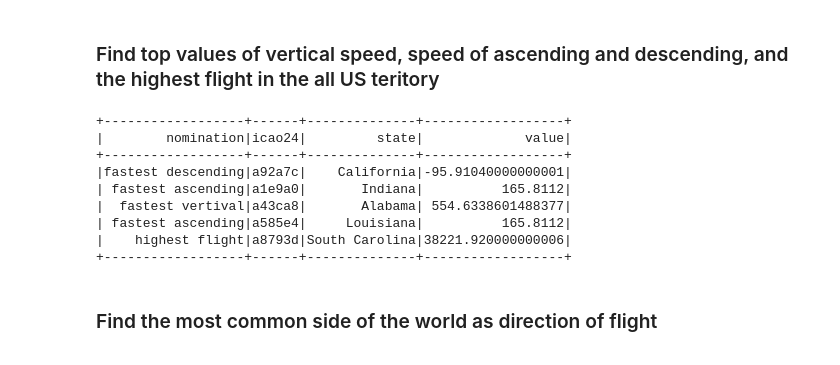
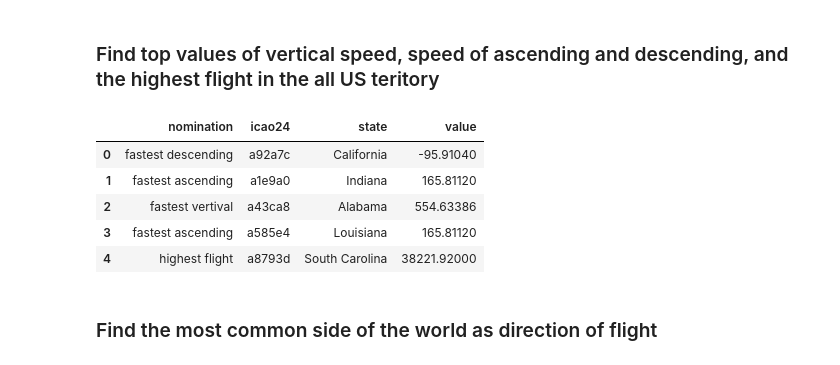
Before and after one commit to DLukash/spark-docker, a Jupyter notebook: notebooks/sedona.ipynb, the cells around one changed output. Cells and saved outputs as stored; diff of their text form; code cells hidden in the pictures.

```diff
--- a/notebooks/sedona.ipynb
+++ b/notebooks/sedona.ipynb
@@ -165,7 +180,6 @@ root
 # %% [markdown]
 ### Find top values of vertical speed, speed of ascending and descending, and the highest flight in the all US teritory
 # %%
-#Faster ascending vehicle
 TOP_values_df = spark.sql(
     """
     SELECT DISTINCT "fastest vertival" as nomination, icao24, name as state, mv.velocity as value
@@ -205,18 +219,17 @@ TOP_values_df = spark.sql(
                 ON mv.geoaltitude = mx.geoalt
     """
 )
-
-TOP_values_df.write.csv('TOP_values.csv')
-# %% [output]
-+------------------+------+--------------+------------------+
-|        nomination|icao24|         state|             value|
-+------------------+------+--------------+------------------+
-|fastest descending|a92a7c|    California|-95.91040000000001|
-| fastest ascending|a1e9a0|       Indiana|          165.8112|
-|  fastest vertival|a43ca8|       Alabama| 554.6338601488377|
-| fastest ascending|a585e4|     Louisiana|          165.8112|
-|    highest flight|a8793d|South Carolina|38221.920000000006|
-+------------------+------+--------------+------------------+
+# %%
+pd_TOP_values_df = TOP_values_df.toPandas()
+# %%
+pd_TOP_values_df
+# %% [output]
+|  | nomination | icao24 | state | value |
+| 0 | fastest descending | a92a7c | California | -95.91040 |
+| 1 | fastest ascending | a1e9a0 | Indiana | 165.81120 |
+| 2 | fastest vertival | a43ca8 | Alabama | 554.63386 |
+| 3 | fastest ascending | a585e4 | Louisiana | 165.81120 |
+| 4 | highest flight | a8793d | South Carolina | 38221.92000 |
 # %% [markdown]
 ### Find the most common side of the world as direction of flight
 # %%
```
Also changed, not shown: parts of 15 cells of this notebook, 5 other files.
